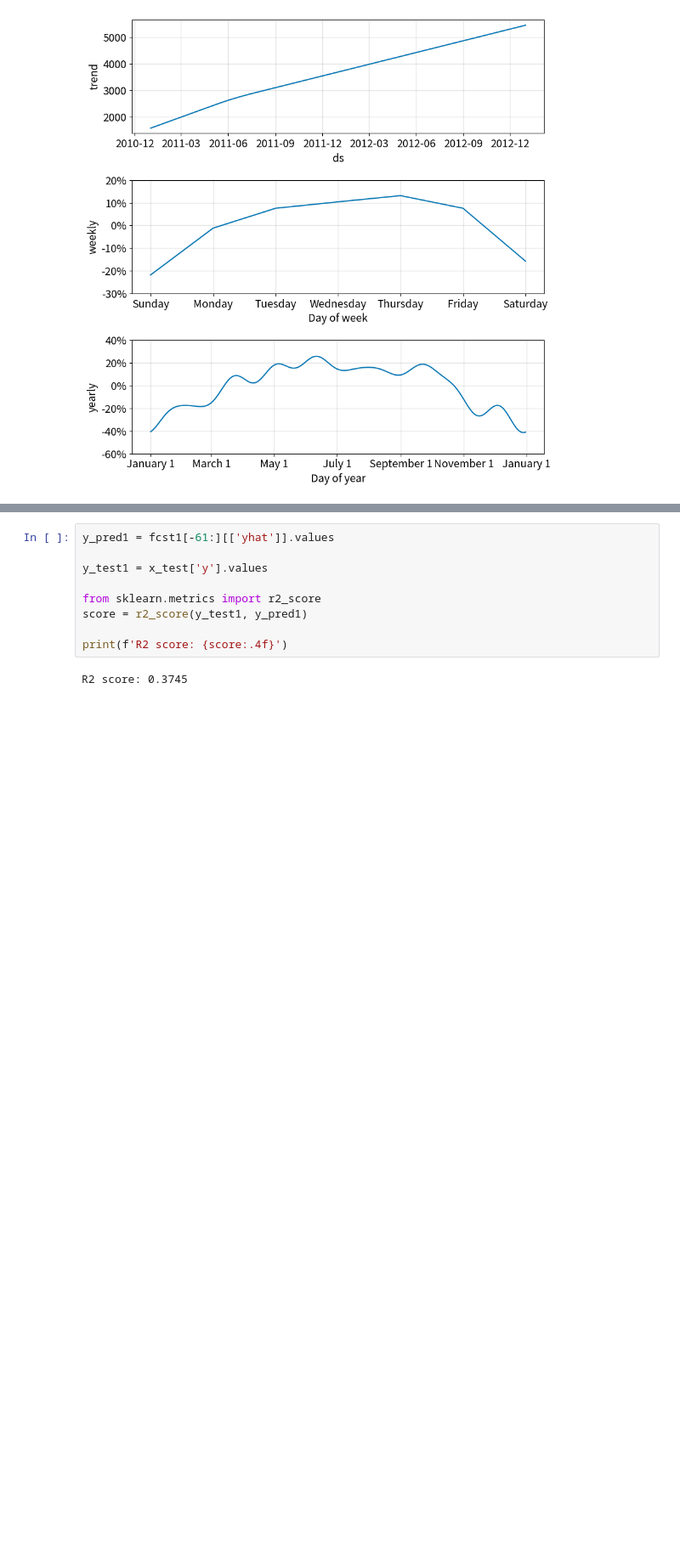
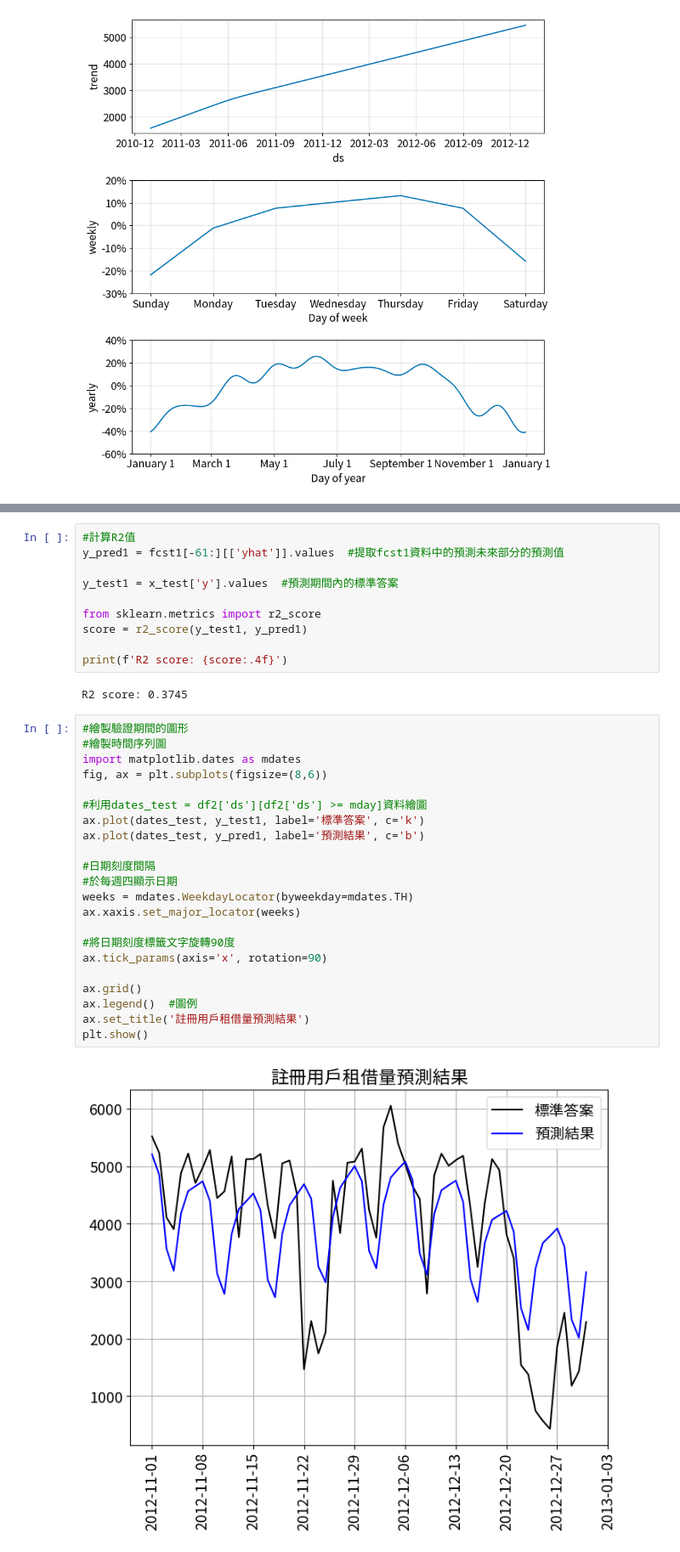
Before and after one commit to GaudiKao/learn-python-by-doing, a Jupyter notebook: Data_Structures&Alogrithms/季節週期性變化預測_時間序列.ipynb, the cells around one changed output, grey strips where cells are left out. Shown at 85% size. Cells and saved outputs as stored; diff of their text form; blank space fills up the shorter version.

```diff
--- a/Data_Structures&Alogrithms/季節週期性變化預測_時間序列.ipynb
+++ b/Data_Structures&Alogrithms/季節週期性變化預測_時間序列.ipynb
@@ -143,9 +159,10 @@ plt.show()
 # %% [output]
 [figure]
 # %%
-y_pred1 = fcst1[-61:][['yhat']].values
+#計算R2值
+y_pred1 = fcst1[-61:][['yhat']].values  #提取fcst1資料中的預測未來部分的預測值
 
-y_test1 = x_test['y'].values
+y_test1 = x_test['y'].values  #預測期間內的標準答案
 
 from sklearn.metrics import r2_score
 score = r2_score(y_test1, y_pred1)
@@ -153,3 +170,27 @@ score = r2_score(y_test1, y_pred1)
 print(f'R2 score: {score:.4f}')
 # %% [output]
 R2 score: 0.3745
+# %%
+#繪製驗證期間的圖形
+#繪製時間序列圖
+import matplotlib.dates as mdates
+fig, ax = plt.subplots(figsize=(8,6))
+
+#利用dates_test = df2['ds'][df2['ds'] >= mday]資料繪圖
+ax.plot(dates_test, y_test1, label='標準答案', c='k')
+ax.plot(dates_test, y_pred1, label='預測結果', c='b')
+
+#日期刻度間隔
+#於每週四顯示日期
+weeks = mdates.WeekdayLocator(byweekday=mdates.TH)
+ax.xaxis.set_major_locator(weeks)
+
+#將日期刻度標籤文字旋轉90度
+ax.tick_params(axis='x', rotation=90)
+
+ax.grid()
+ax.legend()  #圖例
+ax.set_title('註冊用戶租借量預測結果')
+plt.show()
+# %% [output]
+[figure, added]
```
Also changed, not shown: parts of 5 cells of this notebook.
